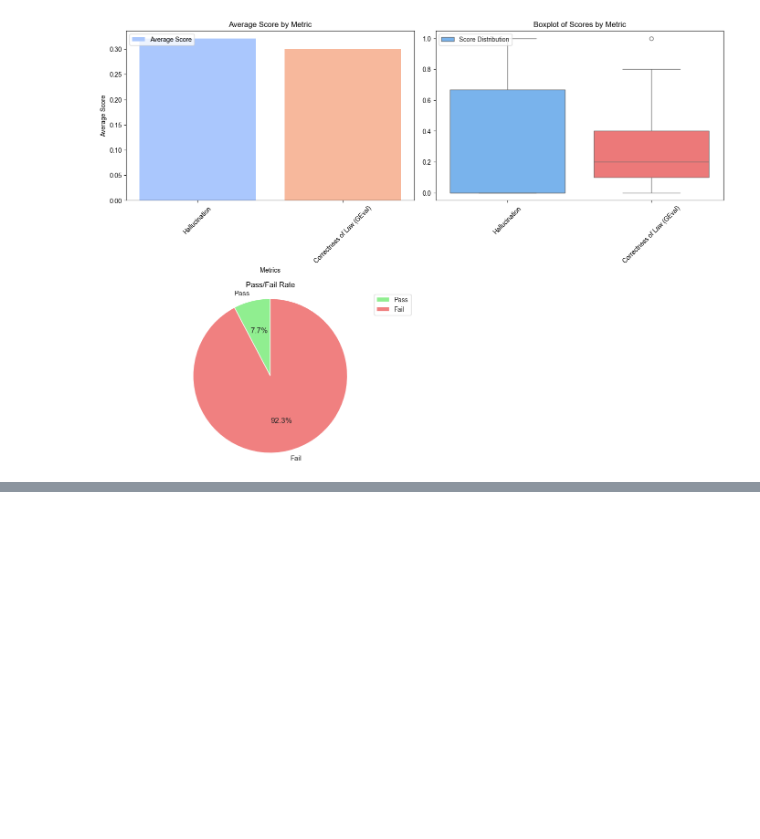
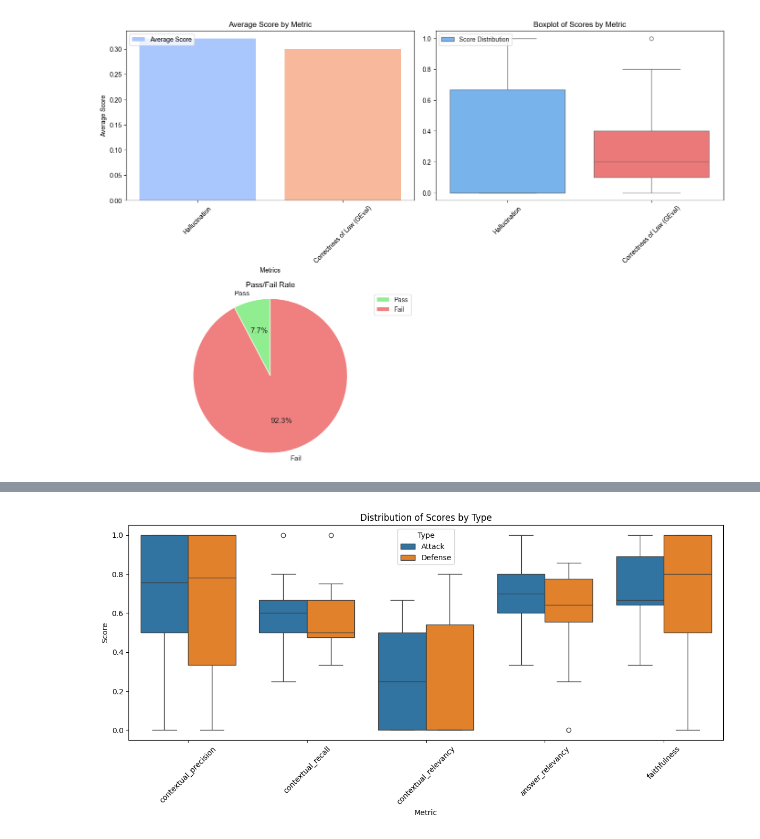
Before and after one commit to yinkiatho/ragflow_capstone, a Jupyter notebook: ragflow_python/evaluation.ipynb, the cells around one changed output, grey strips where cells are left out. Cells and saved outputs as stored; diff of their text form; code cells hidden in the pictures; blank space fills up the shorter version.

Commit message:
added synthetic enhanced attacks

```diff
--- a/ragflow_python/evaluation.ipynb
+++ b/ragflow_python/evaluation.ipynb
@@ -358,0 +361,12 @@ Correctness of Law (GEval) - Average Score: 0.30, Std Dev: 0.30
+# %%
+import pandas as pd
+import numpy as np
+import os
+
+
+file_dir = os.path.join(os.getcwd(), 'data', 'Generation_Attacks_rows.csv')
+print(f"Data Directory: {file_dir}")
+
+df = pd.read_csv(file_dir)
+
+df
@@ -358,0 +388,6 @@ Correctness of Law (GEval) - Average Score: 0.30, Std Dev: 0.30
+# %%
+defense_id = 5928
+attack_id = 9530
+
+df_a = df[df['attack_id'] == attack_id]
+df_d = df[df['attack_id'] == defense_id]
@@ -358,0 +446,74 @@ Correctness of Law (GEval) - Average Score: 0.30, Std Dev: 0.30
+# %%
+import pandas as pd
+import matplotlib.pyplot as plt
+import seaborn as sns
+import numpy as np
+
+# Filtered DataFrames
+df_a = df[df['attack_id'] == attack_id]
+df_d = df[df['attack_id'] == defense_id]
+
+# Scores to analyze
+score_cols = ['contextual_precision', 'contextual_recall', 'contextual_relevancy', 'answer_relevancy', 'faithfulness']
+
+# Summary statistics table
+summary_table = pd.DataFrame({
+    'Attack Mean': df_a[score_cols].mean(),
+    'Defense Mean': df_d[score_cols].mean(),
+    'Attack Std': df_a[score_cols].std(),
+    'Defense Std': df_d[score_cols].std()
+})
+print(summary_table.round(3))
+
+# 1. Boxplot: Distribution of scores
+plt.figure(figsize=(12, 6))
+df_plot = pd.concat([
+    df_a[score_cols].assign(Type='Attack'),
+    df_d[score_cols].assign(Type='Defense')
+])
+df_melted = df_plot.melt(id_vars='Type', var_name='Metric', value_name='Score')
+sns.boxplot(data=df_melted, x='Metric', y='Score', hue='Type')
+plt.title("Distribution of Scores by Type")
+plt.xticks(rotation=45)
+plt.tight_layout()
+plt.show()
+
+# 2. Bar Plot: Mean comparison
+attack_means = df_a[score_cols].mean()
+defense_means = df_d[score_cols].mean()
+
+x = np.arange(len(score_cols))
+width = 0.35
+
+plt.figure(figsize=(10, 5))
+plt.bar(x - width/2, attack_means, width, label='Attack', color='salmon')
+plt.bar(x + width/2, defense_means, width, label='Defense', color='skyblue')
+plt.xticks(x, score_cols, rotation=45)
+plt.ylabel('Mean Score')
+plt.title('Mean Scores: Attack vs Defense')
+plt.legend()
+plt.tight_layout()
+plt.show()
+
+# 3. Radar Chart for comparison
+def make_radar(ax, values, label, color):
+    angles = np.linspace(0, 2 * np.pi, len(score_cols), endpoint=False).tolist()
+    values += values[:1]
+    angles += angles[:1]
+    ax.plot(angles, values, label=label, color=color)
+    ax.fill(angles, values, alpha=0.25, color=color)
+
+attack_vals = attack_means.tolist()
+defense_vals = defense_means.tolist()
+
+fig, ax = plt.subplots(figsize=(6, 6), subplot_kw=dict(polar=True))
+make_radar(ax, attack_vals, 'Attack', 'salmon')
+make_radar(ax, defense_vals, 'Defense', 'skyblue')
+ax.set_xticks(np.linspace(0, 2 * np.pi, len(score_cols), endpoint=False))
+ax.set_xticklabels(score_cols)
+ax.set_yticklabels([])
+ax.set_title('Radar Chart: Mean Metric Profile')
+ax.legend(loc='upper right', bbox_to_anchor=(1.1, 1.1))
+plt.tight_layout()
+plt.show()
+# %% [output]
@@ -358,0 +526 @@ Correctness of Law (GEval) - Average Score: 0.30, Std Dev: 0.30
+[figure, added]
```
Also changed, not shown: parts of 7 cells of this notebook, 26 other files.
